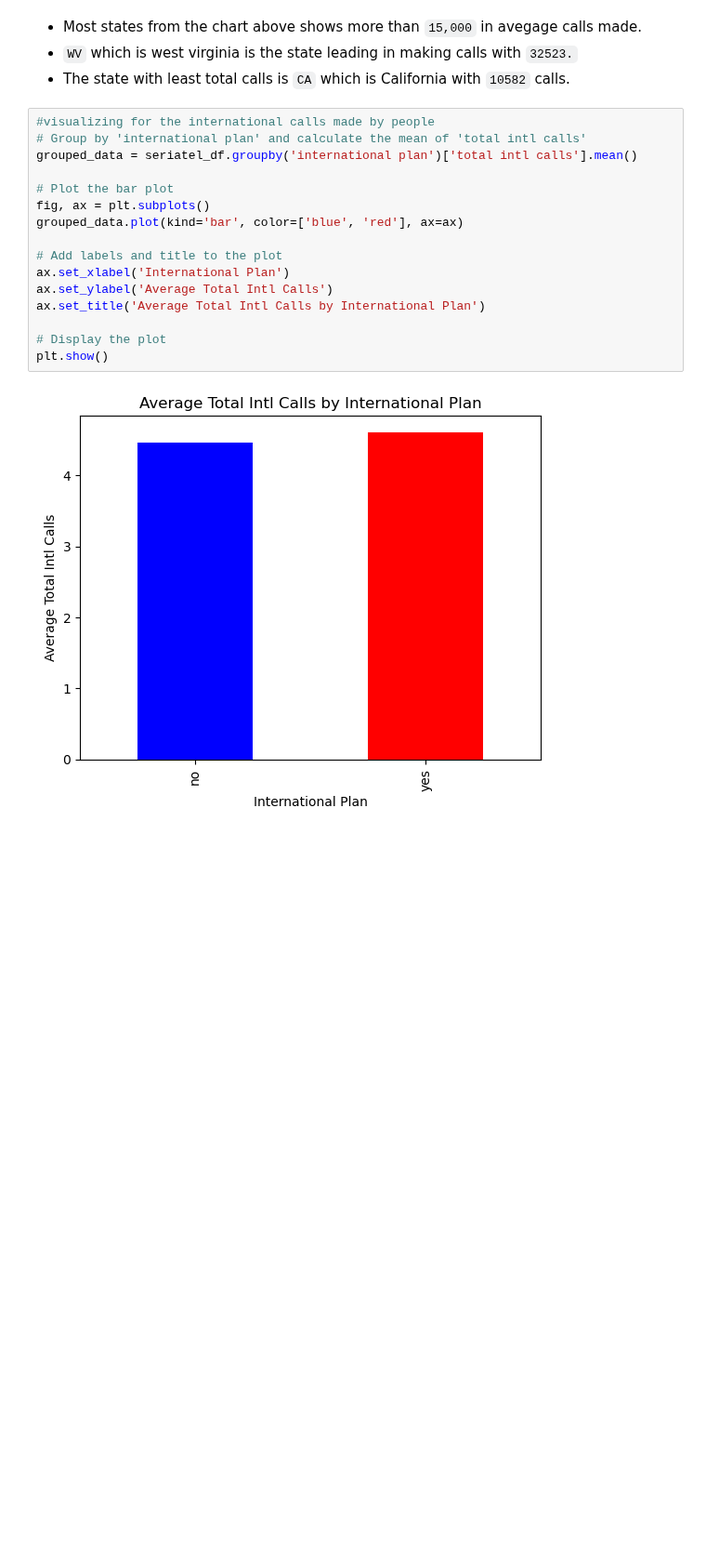
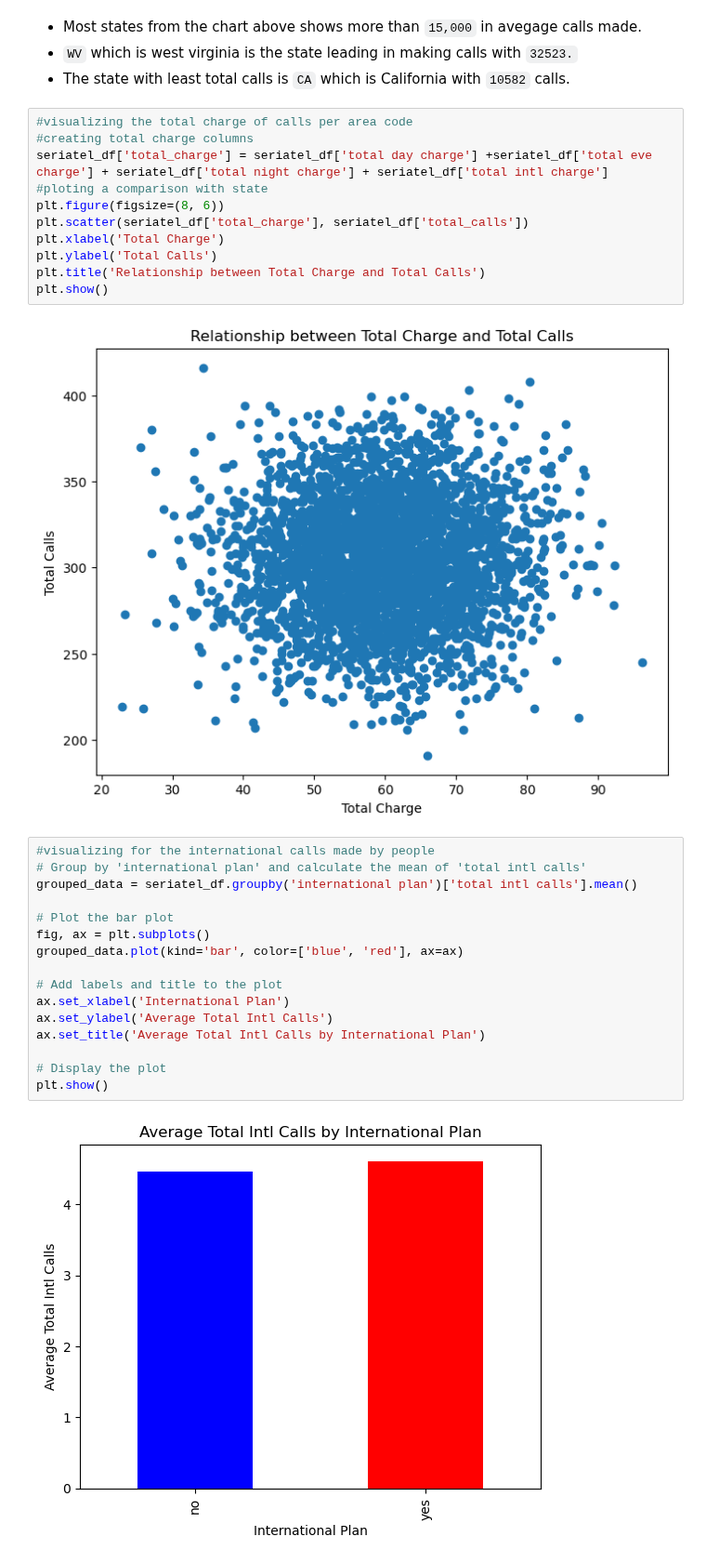
Before and after one commit to nelkemboi/dsc-phase-3-project-v2-3, a Jupyter notebook: customerchurn.ipynb, the cells around one changed output. Shown at 93% size. Cells and saved outputs as stored; diff of their text form; blank space fills up the shorter version.

```diff
--- a/customerchurn.ipynb
+++ b/customerchurn.ipynb
@@ -179,6 +190,19 @@ seriatel_df.groupby('state')['total_calls'].sum().plot(kind='bar', figsize=(12,6
 * Most states from the chart above shows more than `15,000` in avegage calls made.
 * `WV` which is west virginia is the state leading in making calls with `32523.`
 * The state with least total calls is `CA` which is California with `10582` calls.
+# %%
+#visualizing the total charge of calls per area code
+#creating total charge columns
+seriatel_df['total_charge'] = seriatel_df['total day charge'] +seriatel_df['total eve charge'] + seriatel_df['total night charge'] + seriatel_df['total intl charge']
+#ploting a comparison with state
+plt.figure(figsize=(8, 6))
+plt.scatter(seriatel_df['total_charge'], seriatel_df['total_calls'])
+plt.xlabel('Total Charge')
+plt.ylabel('Total Calls')
+plt.title('Relationship between Total Charge and Total Calls')
+plt.show()
+# %% [output]
+[figure, added]
 # %%
 #visualizing for the international calls made by people
 # Group by 'international plan' and calculate the mean of 'total intl calls'
```
Also changed, not shown: parts of 16 cells of this notebook.
